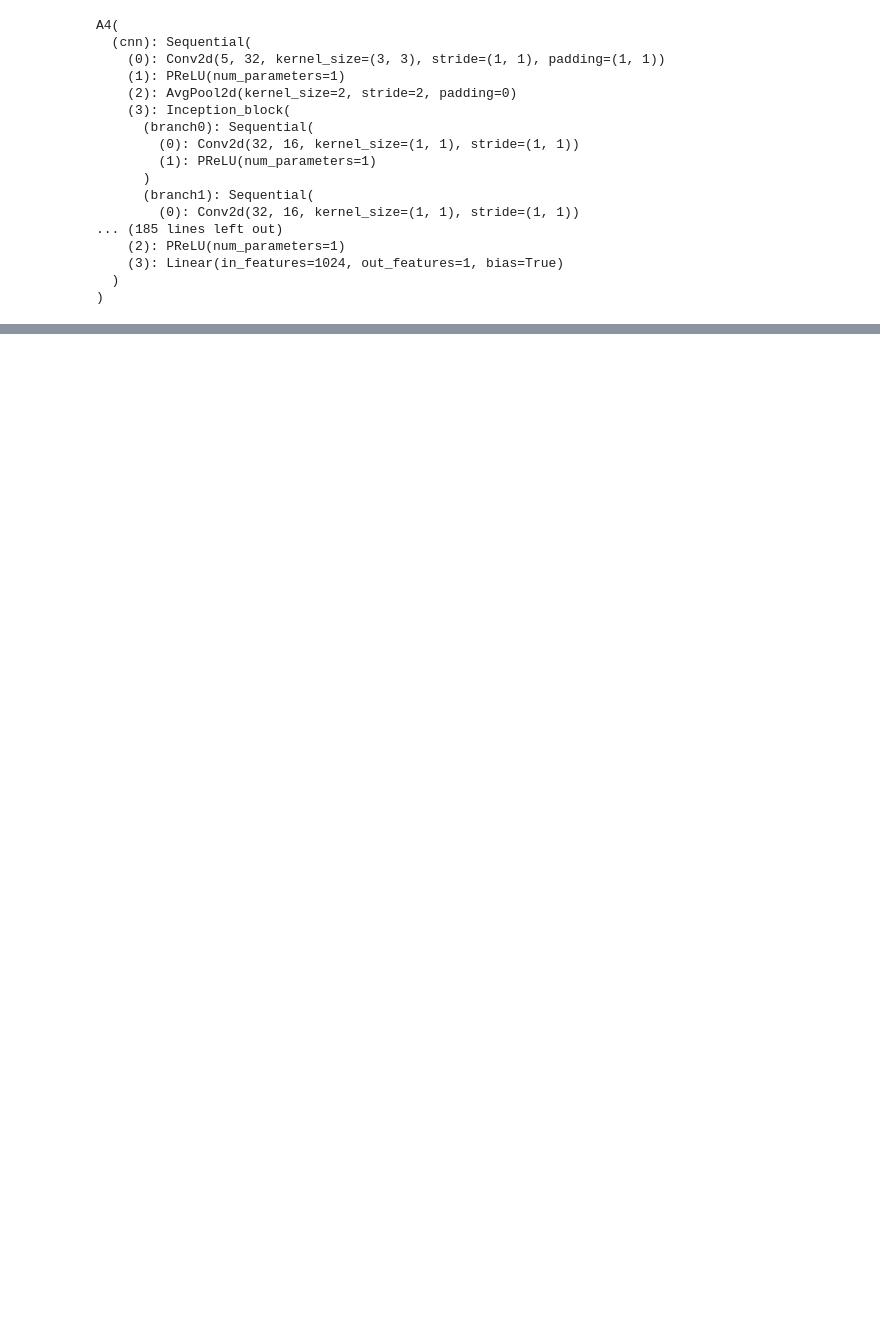
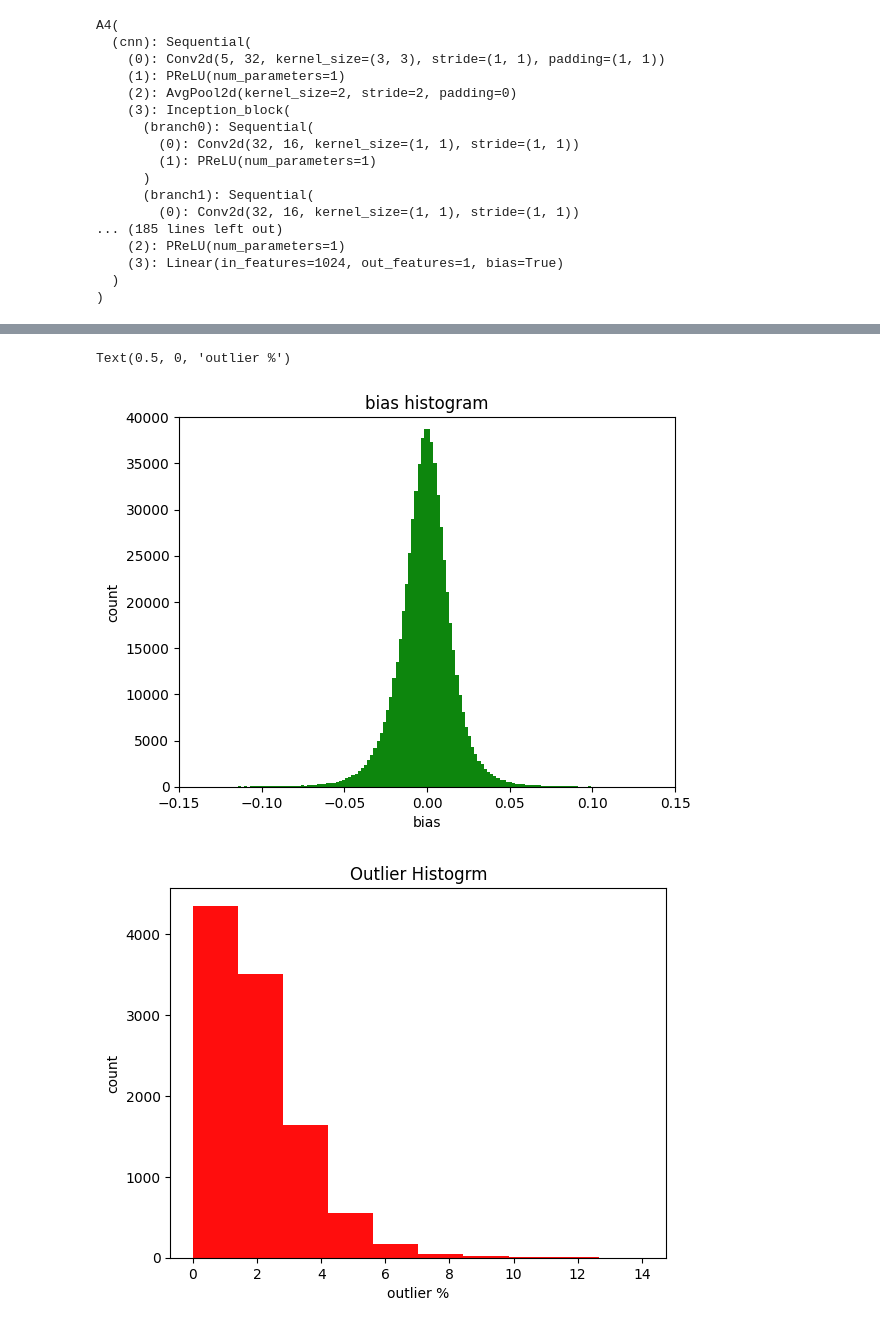
Before and after one commit to 1ArgoS1/PhotoZ, a Jupyter notebook: Data_Analysis.ipynb, the cells around one changed output, grey strips where cells are left out. Saved outputs shown, nothing was run; the diff lists cells and outputs as text; code cells hidden in the pictures; blank space fills up the shorter version.

```diff
--- a/Data_Analysis.ipynb
+++ b/Data_Analysis.ipynb
@@ -266,0 +295,20 @@ plt.legend(["", "average"])
+# %%
+#Bias Histogram
+plt.figure()
+plt.hist(bias_new,500, facecolor='g', alpha=0.95)
+plt.title("bias histogram")
+plt.xlabel("bias")
+plt.ylabel("count")
+plt.xlim([-0.15,0.15])
+plt.ylim([0,40000])
+
+#Plot Frac histogram
+plt.figure()
+plt.hist(frac,10, facecolor='r', alpha=0.95)
+plt.title("Outlier Histogrm")
+plt.ylabel("count")
+plt.xlabel("outlier %")
+# %% [output]
+Text(0.5, 0, 'outlier %')
+[figure, added]
+[figure, added]
```
Also changed, not shown: parts of 9 cells of this notebook, 1 other file.
